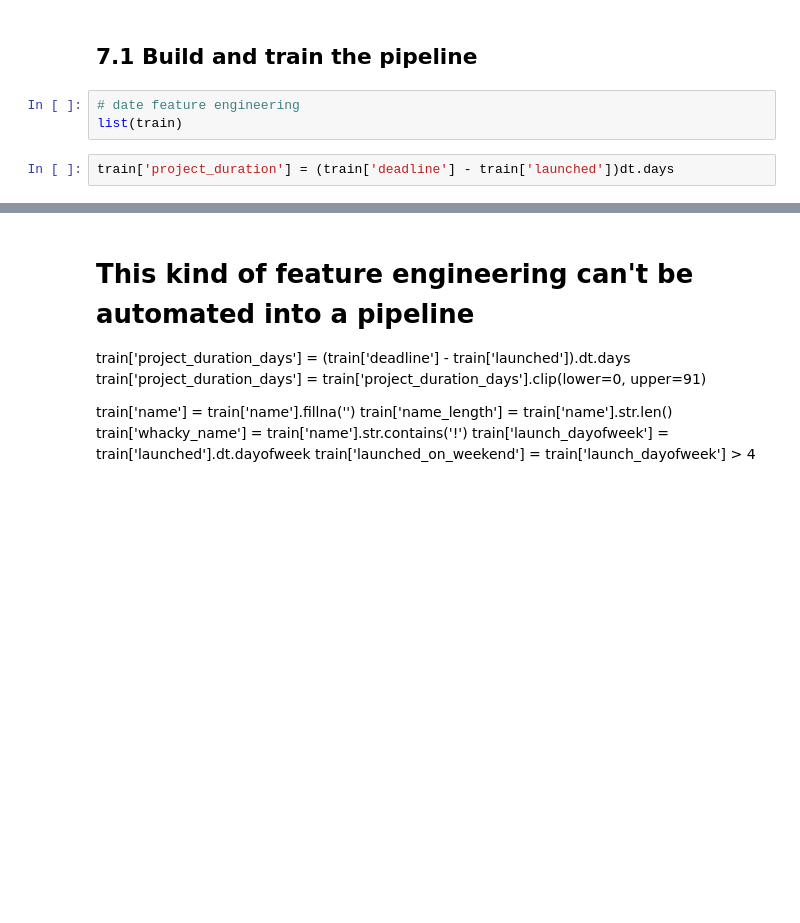
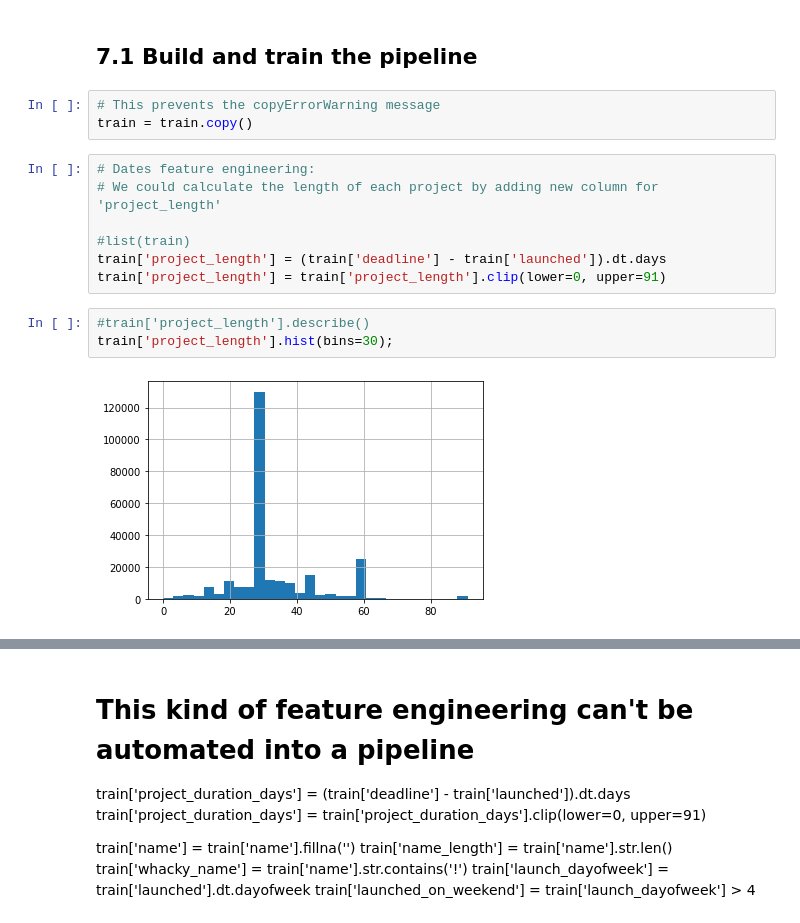
Before and after one commit to ShelyBhogal/data-science, a Jupyter notebook: 13-workshop1-classification/workshop.ipynb, the cells around one changed output, grey strips where cells are left out. Cells and saved outputs as stored; diff of their text form; blank space fills up the shorter version.

```diff
--- a/13-workshop1-classification/workshop.ipynb
+++ b/13-workshop1-classification/workshop.ipynb
@@ -236,8 +244,18 @@ We can make that way easier by combining all our feature engineering into a pipe
 Check out this great reference for preprocessing options available in scikit-learn: https://towardsdatascience.com/preprocessing-with-sklearn-a-complete-and-comprehensive-guide-670cb98fcfb9
 # %% [markdown]
 ## 7.1 Build and train the pipeline
-# %%
-# date feature engineering
-list(train)
-# %%
-train['project_duration'] = (train['deadline'] - train['launched'])dt.days
+# %%
+# This prevents the copyErrorWarning message
+train = train.copy()
+# %%
+# Dates feature engineering:
+# We could calculate the length of each project by adding new column for 'project_length'
+
+#list(train)
+train['project_length'] = (train['deadline'] - train['launched']).dt.days
+train['project_length'] = train['project_length'].clip(lower=0, upper=91)
+# %%
+#train['project_length'].describe()
+train['project_length'].hist(bins=30);
+# %% [output]
+[figure, added]
```
Also changed, not shown: parts of 13 cells of this notebook.
